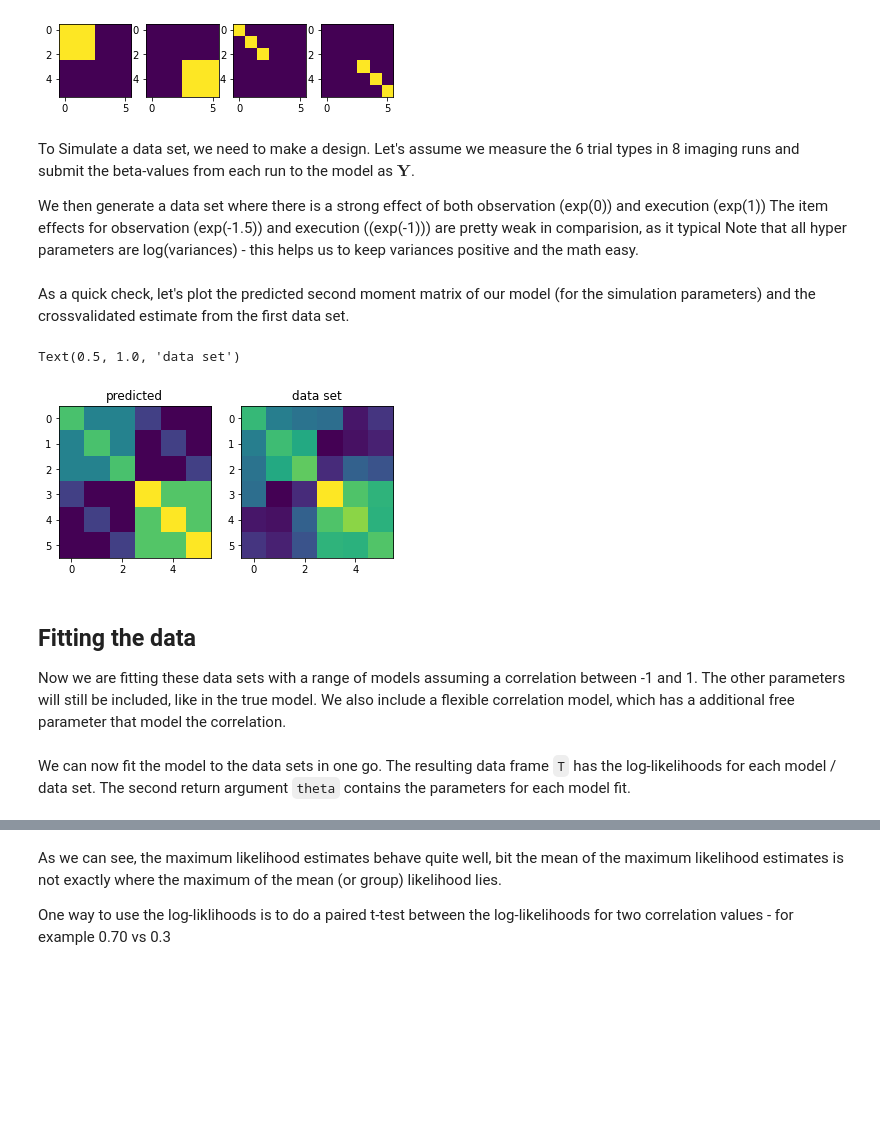
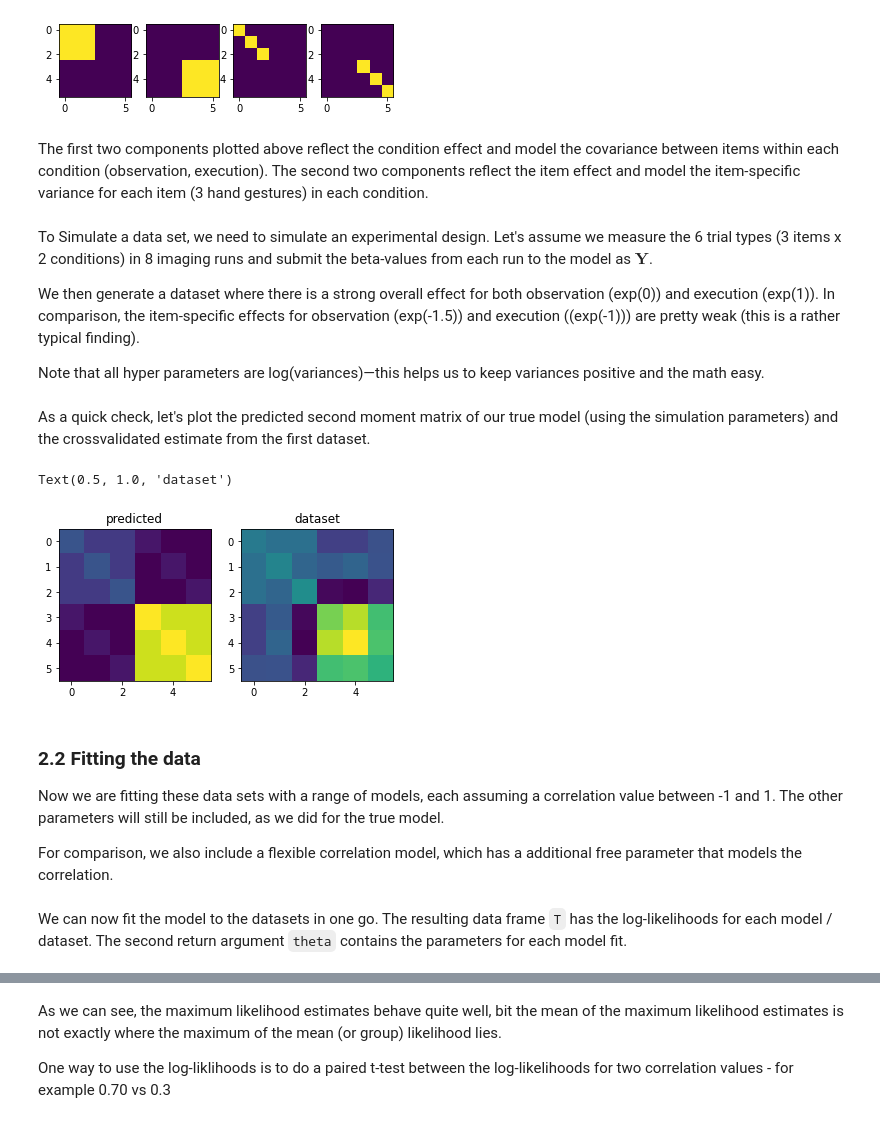
Before and after one commit to DiedrichsenLab/PcmPy, a Jupyter notebook: docs/demos/demo_correlation.ipynb, the cells around one changed output, grey strips where cells are left out. Drawn from its saved outputs; the diff is of its cells as text; code cells hidden in the pictures; blank space fills up the shorter version.

```diff
--- a/docs/demos/demo_correlation.ipynb
+++ b/docs/demos/demo_correlation.ipynb
@@ -63,37 +53,46 @@ for i in range(H):
     plt.imshow(Mtrue.Gc[i,:,:])
 # %% [output]
 [figure]
+# %% [markdown]
+The first two components plotted above reflect the condition effect and model the covariance between items within each condition (observation, execution). The second two components reflect the item effect and model the item-specific variance for each item (3 hand gestures) in each condition.
 # %% [markdown]
-To Simulate a data set, we need to make a design. Let's assume we measure the 6 trial types in 8 imaging runs and submit the beta-values from each run to the model as $\mathbf{Y}$.
+To Simulate a data set, we need to simulate an experimental design. Let's assume we measure the 6 trial types (3 items x 2 conditions) in 8 imaging runs and submit the beta-values from each run to the model as $\mathbf{Y}$.
 
-We then generate a data set where there is a strong effect of both observation (exp(0)) and execution (exp(1))
-The item effects for observation (exp(-1.5)) and execution ((exp(-1))) are pretty weak in comparision, as it typical
-Note that all hyper parameters are log(variances) - this helps us to keep variances positive and the math easy.
+We then generate a dataset where there is a strong overall effect for both observation (exp(0)) and execution (exp(1)). In comparison, the item-specific effects for observation (exp(-1.5)) and execution ((exp(-1))) are pretty weak (this is a rather typical finding).
+
+Note that all hyper parameters are log(variances)—this helps us to keep variances positive and the math easy.
 # %%
+# Create the design. In this case it's 8 runs, 6 trial types!
+cond_vec, part_vec = pcm.sim.make_design(n_cond=6, n_part=8)
+#print(cond_vec)
+#print(part_vec)
 
-# Make the design in this case it's 8 runs, 6 conditions!
-cond_vec,part_vec = pcm.sim.make_design(6,8)
-# Generate 20 data sets with pretty low signal to noise (1:10)
-D = pcm.sim.make_dataset(Mtrue, [0,0.5,-0.5,-0.5], cond_vec, part_vec=part_vec,n_sim=12, signal=0.4)
+# Starting from the true model above, generate 20 datasets with relatively low signal-to-noise ratio (2:10)
+D = pcm.sim.make_dataset(model=Mtrue, theta=[1,2.7,0.4,0.2], cond_vec=cond_vec, part_vec=part_vec, n_sim=20, signal=0.2)
 # %% [markdown]
-As a quick check, let's plot the predicted second moment matrix of our model (for the simulation parameters) and the crossvalidated estimate from the first data set.
+As a quick check, let's plot the predicted second moment matrix of our true model (using the simulation parameters) and the crossvalidated estimate from the first dataset.
 # %%
- # Get the predicted G-matrix
- G,_ = Mtrue.predict([0,0.5,-0.5,-0.5])
-# The estimated G-matrix from the data
+# Get the predicted G-matrix  from the true model
+G,_ = Mtrue.predict([1,2.7,0.4,0.2])
+
+# The estimated G-matrix from the first dataset
 trial_type = D[1].obs_descriptors['cond_vec']
-G_hat,_ = pcm.est_G_crossval(D[1].measurements,trial_type,part_vec)
+G_hat,_ = pcm.est_G_crossval(D[1].measurements, trial_type, part_vec)
+
+# Visualize the second moment (G) matrices
 plt.subplot(1,2,1)
 plt.imshow(G)
 plt.title('predicted')
+
 plt.subplot(1,2,2)
 plt.imshow(G_hat)
-plt.title('data set')
+plt.title('dataset')
 # %% [output]
-Text(0.5, 1.0, 'data set')
+Text(0.5, 1.0, 'dataset')
-[figure, old version]
+[figure, new version]
 # %% [markdown]
-## Fitting the data
-Now we are fitting these data sets with a range of models assuming a correlation between -1 and 1. The other parameters will still be included, like in the true model.
-We also include a flexible correlation model, which has a additional free parameter that model the correlation.
+### 2.2 Fitting the data
+Now we are fitting these data sets with a range of models, each assuming a correlation value between -1 and 1. The other parameters will still be included, as we did for the true model.
+
+For comparison, we also include a flexible correlation model, which has a additional free parameter that models the correlation.
 # %%
@@ -107,4 +108,4 @@ Mflex = pcm.CorrelationModel("flex",num_items=3,corr=None,cond_effect=True)
 M.append(Mflex)
 # %% [markdown]
-We can now fit the model to the data sets in one go. The resulting data frame `T` has the log-likelihoods for each model / data set. The second return argument `theta` contains the parameters for each model fit.
+We can now fit the model to the datasets in one go. The resulting data frame `T` has the log-likelihoods for each model / dataset. The second return argument `theta` contains the parameters for each model fit.
 # %%
```
Also changed, not shown: parts of 10 cells of this notebook.
